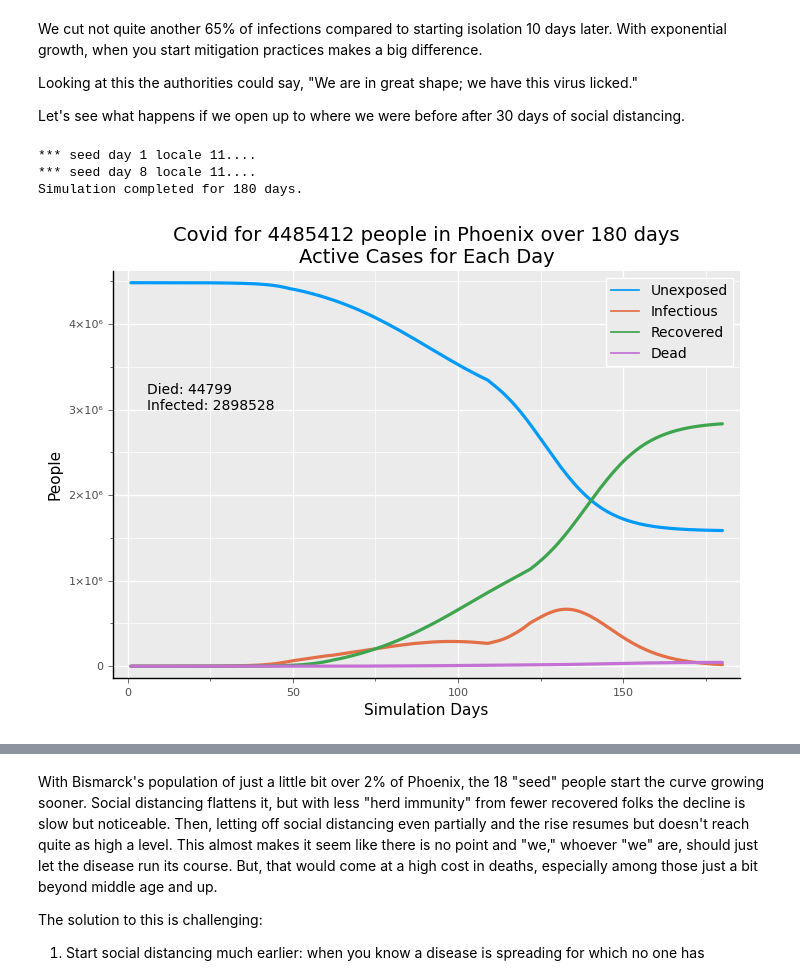
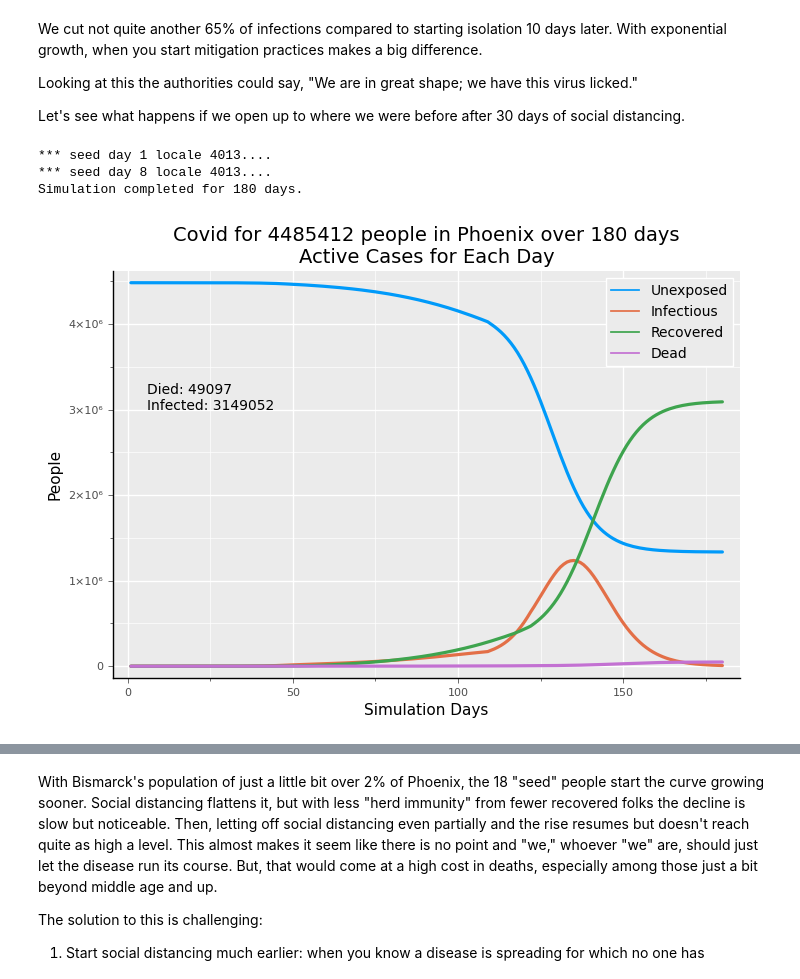
Before and after one commit to lewisl/CovidSim, a Jupyter notebook: report 1/report 1.ipynb, the cells around one changed output, grey strips where cells are left out. Cells and saved outputs as stored; diff of their text form; code cells hidden in the pictures.

```diff
--- a/report 1/report 1.ipynb
+++ b/report 1/report 1.ipynb
@@ -13,5 +10,5 @@ seed_6_12 = seed_case_gen(8, [0,6,6,0,0], 5, nil, agegrps)
 # %%
-alldict, env, series = run_a_sim(180,11,silent=true,
+alldict, env, series = run_a_sim(180,4013,silent=true,
             spreadcases=[],
             runcases=[seed_1_6, seed_6_12]);
 geo = alldict["geo"];
@@ -160,17 +157,17 @@ Looking at this the authorities could say, "We are in great shape; we have this
 Let's see what happens if we open up to where we were before after 30 days of social distancing.
 # %%
 open_all = sd_gen(start=110, comply=0.0, cf=(.2,1.8), tf=(.18,.62)); # 0% compliance is a signal to end social distancing
-alldict, env, series = run_a_sim(180,11,showr0=false, silent=true,
-       spreadcases=[str_50,open_all],  # strong social distancing, then open
-       runcases=[seed_1_6, seed_6_12]);
+alldict, env, series = run_a_sim(180,4013,showr0=false, silent=true,
+        spreadcases=[str_50,open_all],  # strong social distancing, then open
+        runcases=[seed_1_6, seed_6_12]);
 # %% [output]
-*** seed day 1 locale 11....
-*** seed day 8 locale 11....
+*** seed day 1 locale 4013....
+*** seed day 8 locale 4013....
 Simulation completed for 180 days.
 # %%
-cumplot(series, 11, geo=geo)
+cumplot(series, 4013, geo=geo)
 # %% [output]
-[figure, old version]
+[figure, new version]
 # %% [markdown]
 It's kind of like nothing happened because of social distancing. We stopped the rise early; then we started the rise.
 We ended up in nearly the same place, except everything started later and the simulation ends before
```
Also changed, not shown: parts of 19 cells of this notebook, 5 other files.
